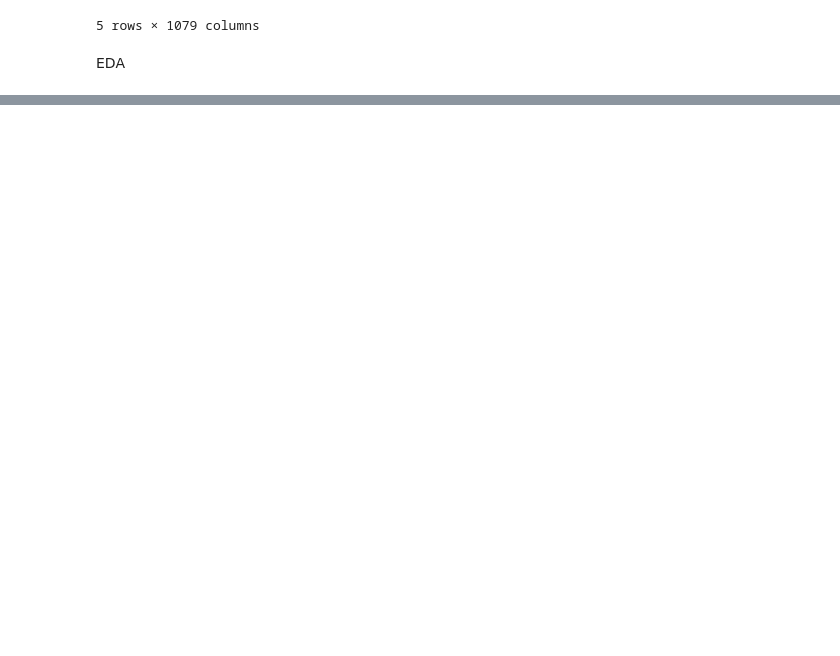
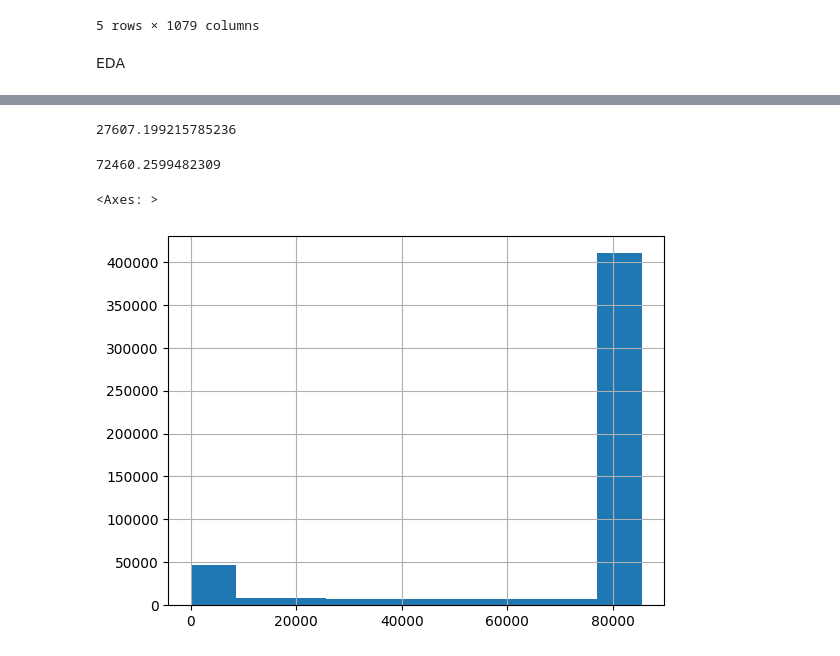
Before and after one commit to REU-DS-CLUB/purple_hack, a Jupyter notebook: EDA_Maria.ipynb, the cells around one changed output, grey strips where cells are left out. Drawn from its saved outputs; the diff is of its cells as text; code cells hidden in the pictures; blank space fills up the shorter version.

```diff
--- a/EDA_Maria.ipynb
+++ b/EDA_Maria.ipynb
@@ -158,0 +73,13 @@ MemoryError: Unable to allocate 3.28 GiB for an array with shape (847, 519615) a
+# %%
+df['feature37'].std()
+# %% [output]
+27607.199215785236
+# %%
+df['feature37'].mean()
+# %% [output]
+72460.2599482309
+# %%
+df['feature37'].hist()
+# %% [output]
+<Axes: >
+[figure, added]
```
Also changed, not shown: parts of 48 cells of this notebook.
